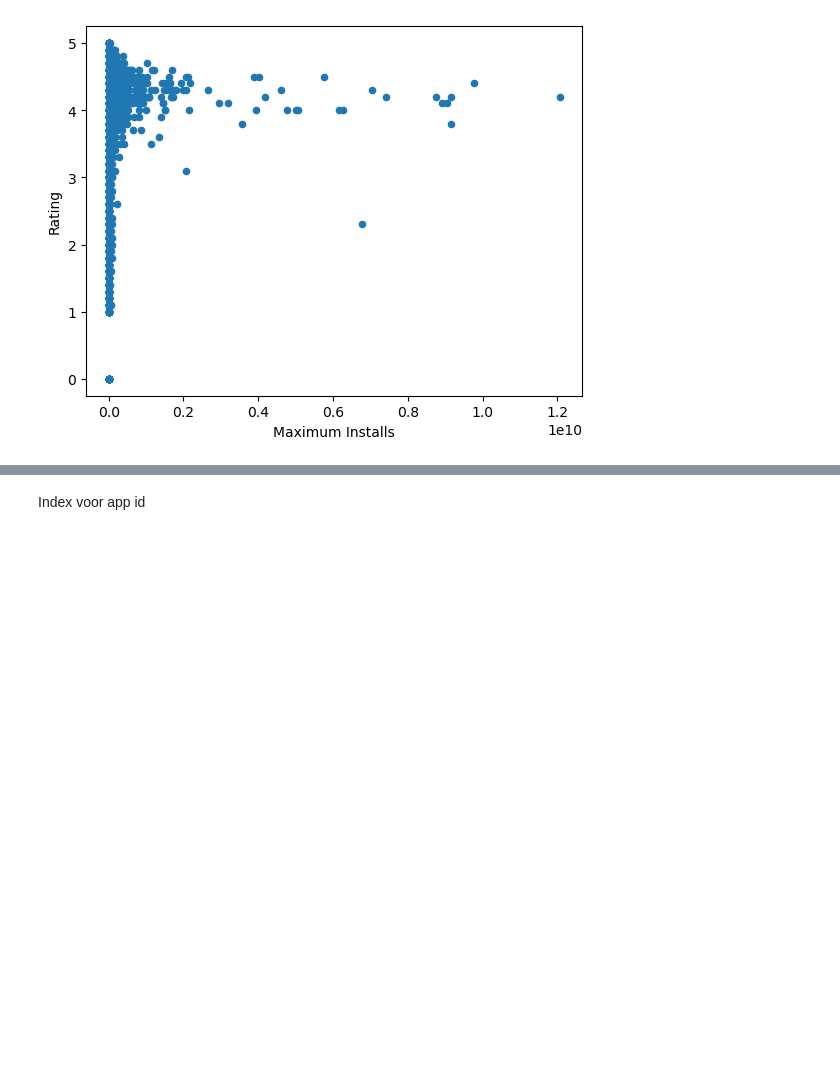
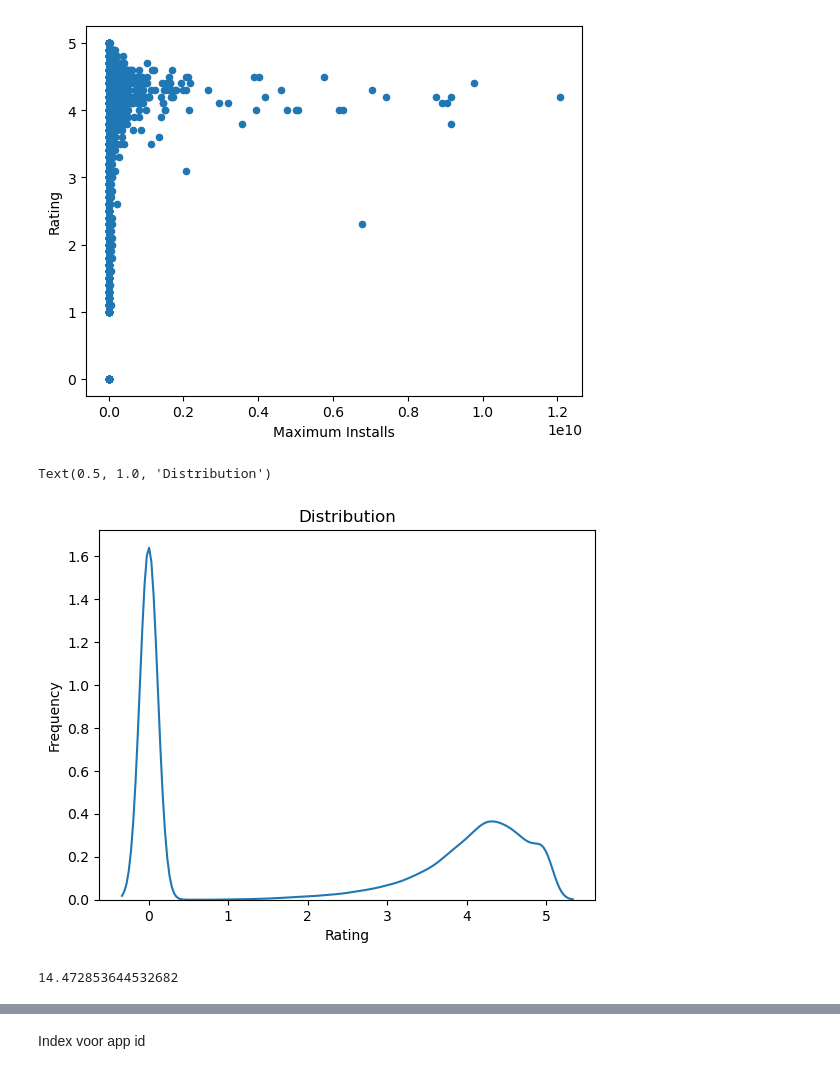
Before and after one commit to LSpekschoor/SDP_PO_123, a Jupyter notebook: Analyse.ipynb, the cells around one changed output, grey strips where cells are left out. Cells and saved outputs as stored; diff of their text form; code cells hidden in the pictures; blank space fills up the shorter version.

```diff
--- a/Analyse.ipynb
+++ b/Analyse.ipynb
@@ -115,3 +123,15 @@ df.plot.scatter('Maximum Installs', 'Rating')
 # %% [output]
 <AxesSubplot: xlabel='Maximum Installs', ylabel='Rating'>
 [figure]
+# %%
+kde = sns.kdeplot(df['Rating'])
+kde.set_xlabel("Rating")
+kde.set_ylabel("Frequency")
+plt.title('Distribution')
+# %% [output]
+Text(0.5, 1.0, 'Distribution')
+[figure, added]
+# %%
+((df['Released'] == df['Last Updated']).sum()) / len(df.index) * 100
+# %% [output]
+14.472853644532682
```
Also changed, not shown: parts of 21 cells of this notebook.
